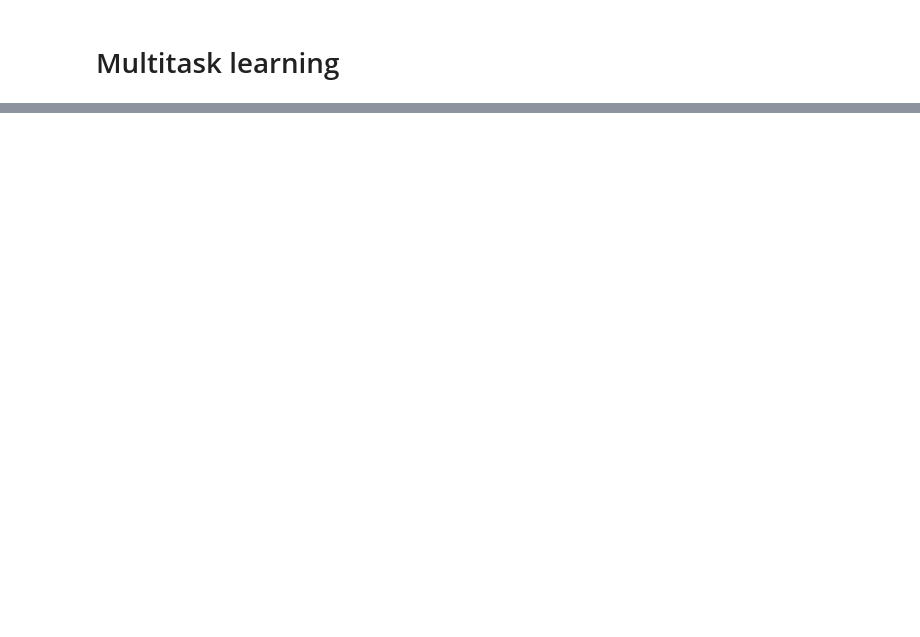
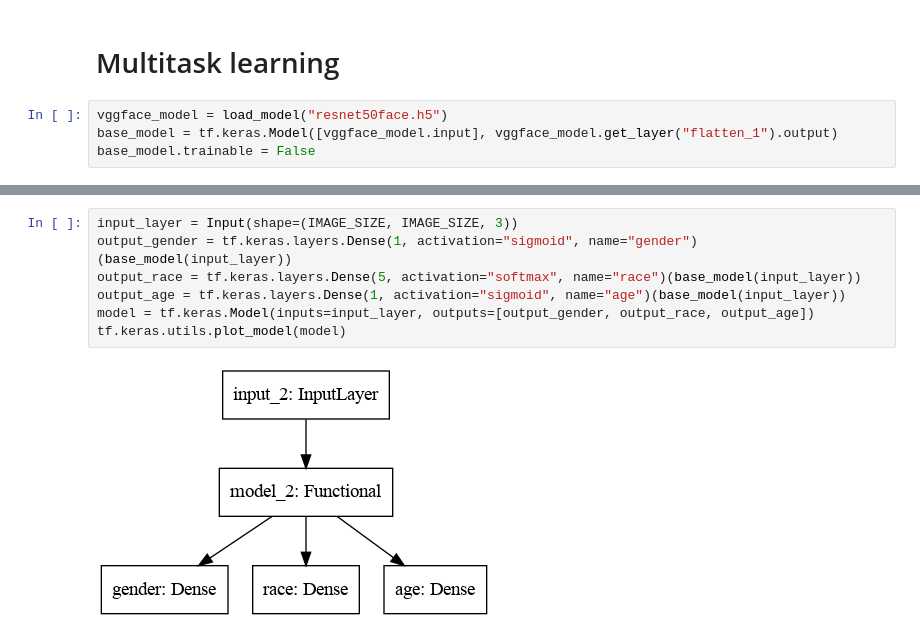
Before and after one commit to AlexChudinov/homework_nn_2, a Jupyter notebook: homework_nn_2.ipynb, the cells around one changed output, grey strips where cells are left out. Cells and saved outputs as stored; diff of their text form; blank space fills up the shorter version.

```diff
--- a/homework_nn_2.ipynb
+++ b/homework_nn_2.ipynb
@@ -490,2 +478,6 @@ show_faces(sample_validation_images, real_race=sample_validation_labels, predict
 # %% [markdown]
 # Multitask learning
+# %%
+vggface_model = load_model("resnet50face.h5")
+base_model = tf.keras.Model([vggface_model.input], vggface_model.get_layer("flatten_1").output)
+base_model.trainable = False
@@ -491,0 +486,9 @@ show_faces(sample_validation_images, real_race=sample_validation_labels, predict
+# %%
+input_layer = Input(shape=(IMAGE_SIZE, IMAGE_SIZE, 3))
+output_gender = tf.keras.layers.Dense(1, activation="sigmoid", name="gender")(base_model(input_layer))
+output_race = tf.keras.layers.Dense(5, activation="softmax", name="race")(base_model(input_layer))
+output_age = tf.keras.layers.Dense(1, activation="sigmoid", name="age")(base_model(input_layer))
+model = tf.keras.Model(inputs=input_layer, outputs=[output_gender, output_race, output_age])
+tf.keras.utils.plot_model(model)
+# %% [output]
+[figure, added]
```
Also changed, not shown: parts of 18 cells of this notebook.
